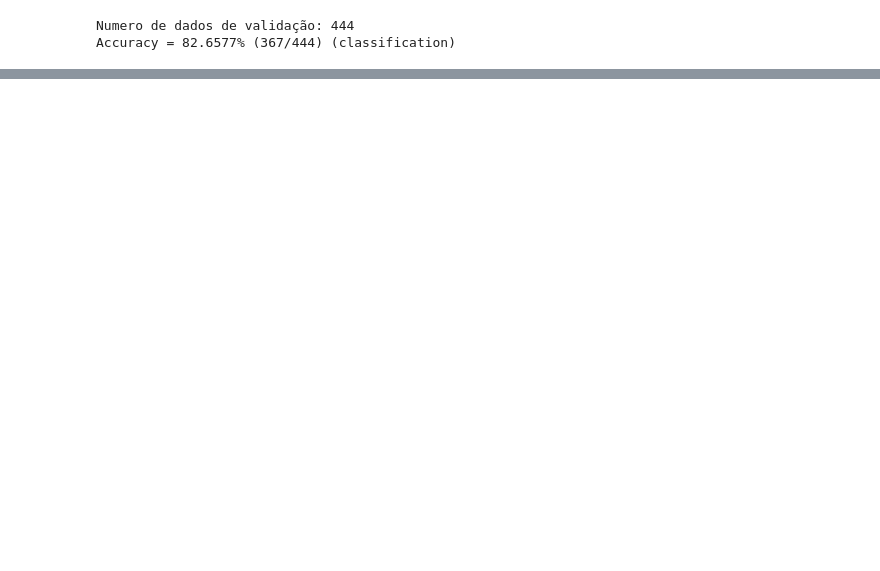
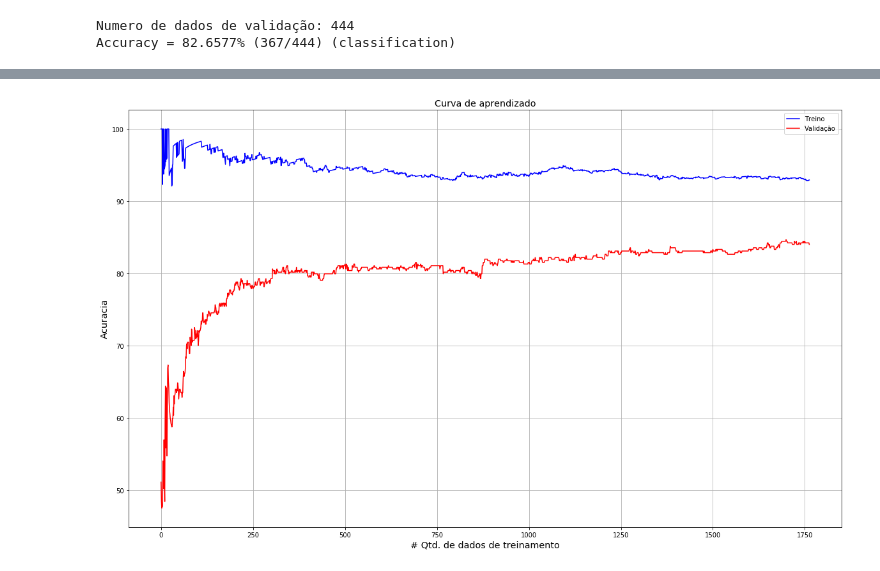
Before and after one commit to gabrielrodriguesrocha/AM-2019-1, a Jupyter notebook: svm.ipynb, the cells around one changed output, grey strips where cells are left out. Cells and saved outputs as stored; diff of their text form; code cells hidden in the pictures; blank space fills up the shorter version.

```diff
--- a/svm.ipynb
+++ b/svm.ipynb
@@ -145,2 +131,5 @@ def imprimeRelatorio(p_acc, kernel):
 
     print('\t------------------------------------------------')
+# %%
+bestC_linear, bestGamma_linear = gridSearch(Xtrain, Ytrain, Xvalid, Yvalid, 0)
+print('Melhores parâmetros\nLinear - C: %1.3f\n' %(bestC_linear))
@@ -191 +241,79 @@ Accuracy = 63.5135% (282/444) (classification)
         ------------------------------------------------
+# %%
+def curva_aprendizado_linear(Xtrain, Ytrain, Xvalid, Yvalid, Cost):
+    """
+    Funcao usada gerar a curva de aprendizado.
+
+    Parametros
+    ----------
+
+    X : matriz com os dados de treinamento
+
+    Y : vetor com as classes dos dados de treinamento
+
+    Xval : matriz com os dados de validação
+
+    Yval : vetor com as classes dos dados de validação
+
+    """
+
+    # inicializa as listas que guardarao a performance no treinamento e na validacao
+    perf_train = []
+    perf_val = []
+
+    # inicializa o parametro de regularizacao da regressao logistica
+    lambda_reg = 1
+
+    # Configura o numero de interacaoes da regressao logistica
+    iteracoes = 500
+
+    # Kernel radial
+    kernel = 0
+
+    ########################## COMPLETE O CÓDIGO AQUI  ###############################
+    #  Instrucoes: Complete o codigo para gerar o gráfico da curva de aprendizado.
+    #           Comece o treinamento com as primeiras 10 amostras da base de dados de
+    #           treinamento e calcule a acuracia do classificador tanto nos dados de
+    #           treinamento já apresentados, quando na base de validacao.
+    #           Depois disso, adicione mais um dado para treinamento e calcule novamente
+    #           o desempenho. Continue adicionando um dado por vez ate todos os dados de
+    #           treinamento serem usados. Nas listas perf_train e perf_val, guarde a acuracia
+    #           obtida nos dados de treinamento e na base de validacao a cada nova adicao de
+    #           dados para treinamento.
+    for idx, i in enumerate(np.arange(9, len(Xtrain) - 1)):
+        model = svm_train(Ytrain[:i], Xtrain[:i, :], '-c %f -t %d' %(Cost, kernel))
+
+        # Teste
+        p_labs, p_acc, p_vals = svm_predict(Ytrain[:i], Xtrain[:i, :], model)
+        perf_train.append(p_acc[0])
+
+        # Validação
+        p_labs, p_acc, p_vals = svm_predict(Yvalid, Xvalid, model)
+        perf_val.append(p_acc[0])
+
+    ##################################################################################
+
+    # Define o tamanho da figura
+    plt.figure(figsize=(20,12))
+
+    # Plota os dados
+    plt.plot(perf_train, color='blue', linestyle='-', linewidth=1.5, label='Treino')
+    plt.plot(perf_val, color='red', linestyle='-', linewidth=1.5, label='Validação')
+
+    # Define os nomes do eixo x e do eixo y
+    plt.xlabel(r'# Qtd. de dados de treinamento',fontsize='x-large')
+    plt.ylabel(r'Acuracia',fontsize='x-large')
+
+    # Define o título do gráfico
+    plt.title(r'Curva de aprendizado', fontsize='x-large')
+
+    # Acrescenta um grid no gráfico
+    plt.grid(axis='both')
+
+    # Plota a legenda
+    plt.legend()
+
+    plt.show()
+
+curva_aprendizado_linear(Xtrain, Ytrain, Xvalid, Yvalid, bestC_linear)
+# %% [output]
@@ -192 +337,2 @@ Accuracy = 63.5135% (282/444) (classification)
+[figure, added]
 # %%
```
Also changed, not shown: parts of 9 cells of this notebook.
